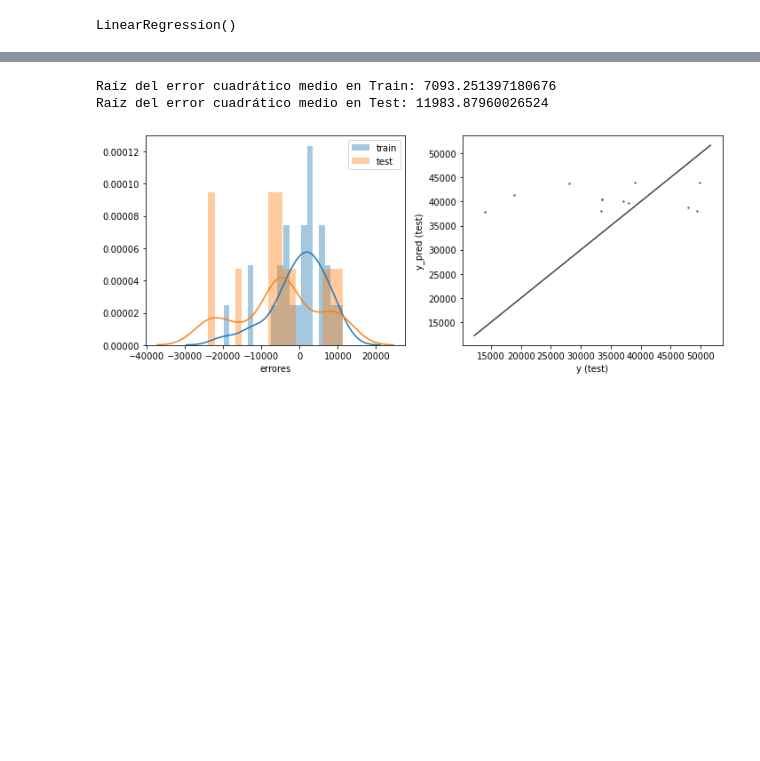
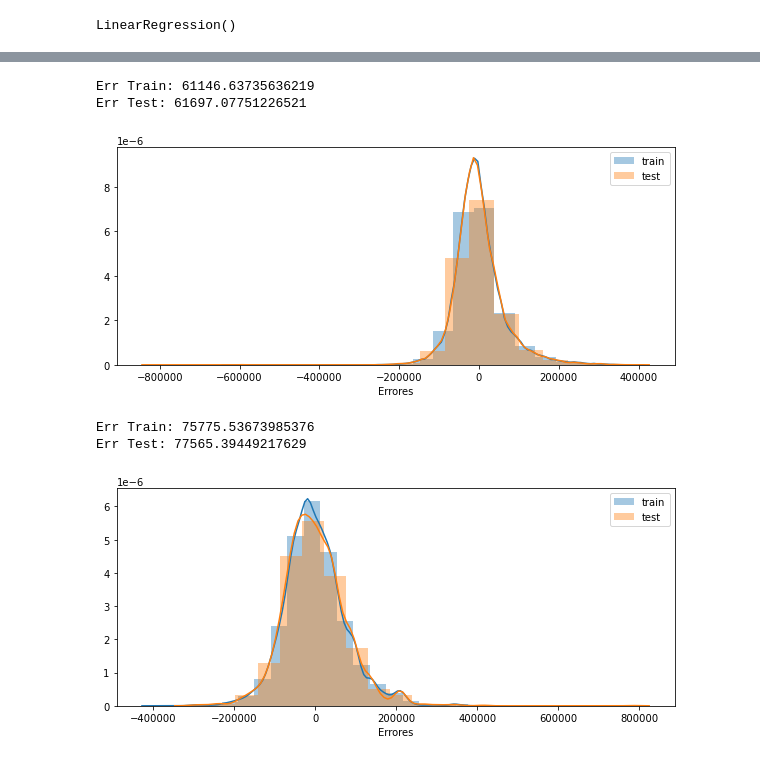
Before and after one commit to franpossetto/Acamica-DataScience-Sprint01, a Jupyter notebook: DS_Proyecto_01.ipynb, the cells around one changed output, grey strips where cells are left out. Saved outputs shown, nothing was run; the diff lists cells and outputs as text; code cells hidden in the pictures; blank space fills up the shorter version.

```diff
--- a/DS_Proyecto_01.ipynb
+++ b/DS_Proyecto_01.ipynb
@@ -535,6 +482,7 @@ regresor_linear_dpto = LinearRegression()
 
 regresor_linear_casa.fit(X_train_casa, Y_train_casa)
 regresor_linear_dpto.fit(X_train_dpto, Y_train_dpto)
+regresor_linear_ph.fit(X_train_ph, Y_train_ph)
 # %% [output]
 LinearRegression()
 # %%
@@ -547,7 +495,14 @@ Raíz del error cuadrático medio en Test: 68701.81106636295
 # %%
-machine_learning_utils.predict_rmse_graph(regresor_linear_dpto, X_train_dpto,
+utils.rmse_graph(regresor_linear_dpto, X_train_dpto,
                          X_test_dpto, Y_train_dpto, Y_test_dpto)
 # %% [output]
-Raíz del error cuadrático medio en Train: 7093.251397180676
-Raíz del error cuadrático medio en Test: 11983.87960026524
+Err Train: 61146.63735636219
+Err Test: 61697.07751226521
-[figure, old version]
+[figure, new version]
+# %%
+utils.rmse_graph(regresor_linear_ph, X_train_ph,
+                         X_test_ph, Y_train_ph, Y_test_ph)
+# %% [output]
+Err Train: 75775.53673985376
+Err Test: 77565.39449217629
+[figure, added]
```
Also changed, not shown: parts of 31 cells of this notebook, 1 other file.
